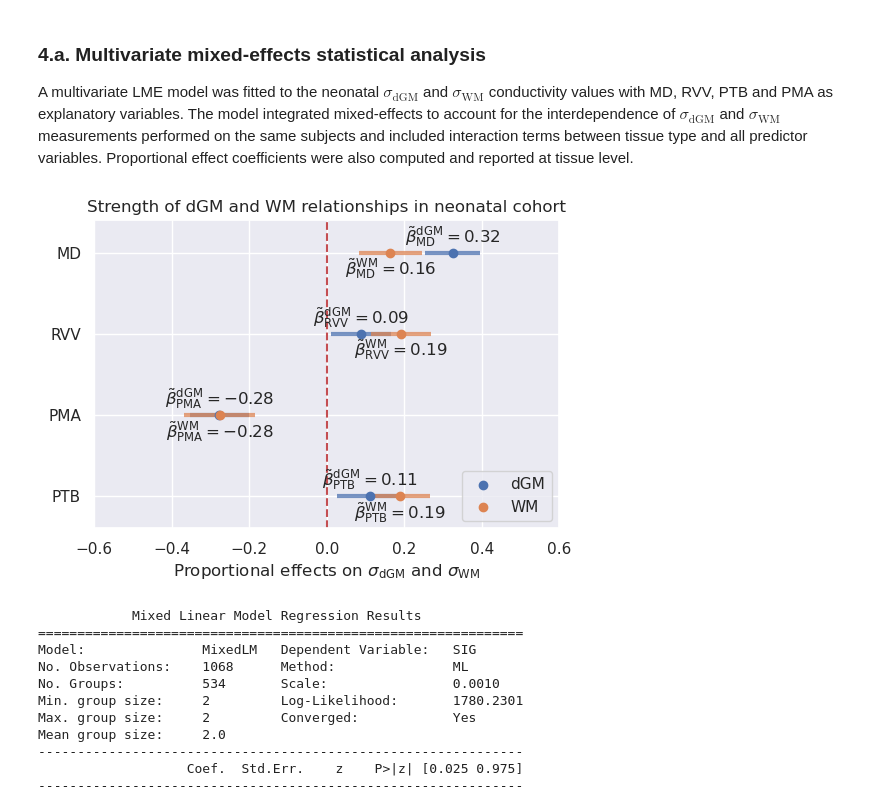
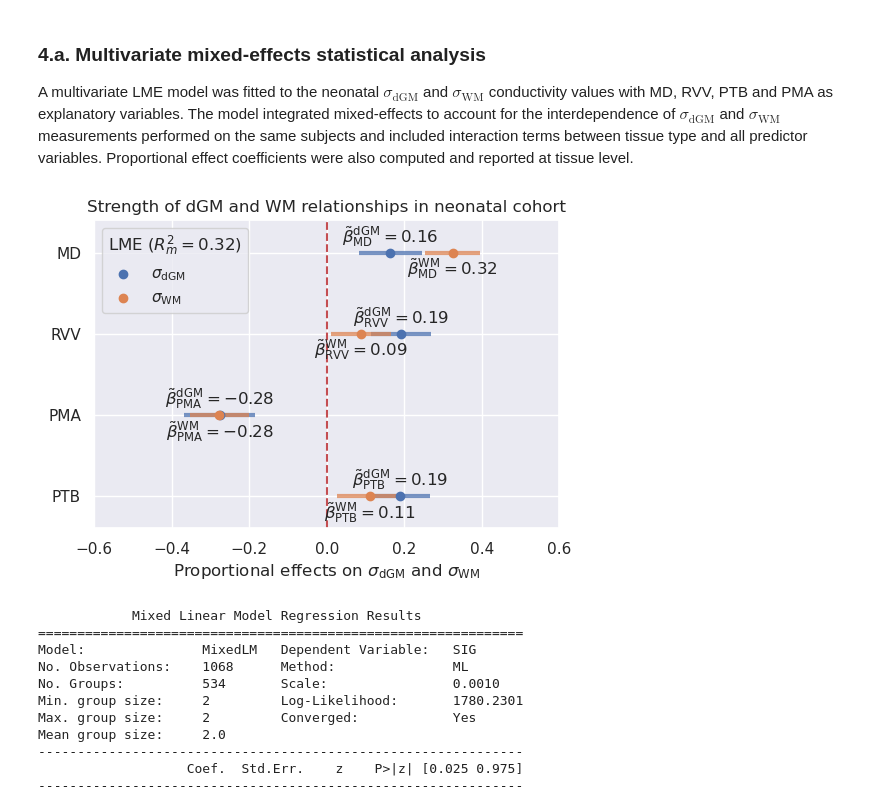
Before and after one commit to aboutill/nano-eptk, a Jupyter notebook: notebooks/experiments/stats_analysis_experiment4.ipynb, the cells around one changed output. Drawn from its saved outputs; the diff is of its cells as text; code cells hidden in the pictures.

```diff
--- a/notebooks/experiments/stats_analysis_experiment4.ipynb
+++ b/notebooks/experiments/stats_analysis_experiment4.ipynb
@@ -167,25 +189,9 @@ x_cols = ["PMA", "PTB", "RVV"]
 y_cols = ["SIG", "MD"]
 tissue_col = "Tissue"
 tissue_labels = ["dGM", "WM"]
-tissue_idx = []
 
 # Build vertical dataframe
-vert_df = []
-off = 0
-for tissue in tissue_labels:
-    temp_df = {}
-    for x_col in x_cols:
-        temp_df[x_col] = df[x_col].values
-    for y_col in y_cols:
-        temp_df[y_col] = df[f"{tissue}_{y_col}"].values
-    temp_df[tissue_col] = tissue
-    n = len(temp_df[x_col])
-    tissue_idx += [np.arange(off,n+off)]
-    off += n
-    vert_df.append(pd.DataFrame(temp_df))
-
-# Concatenate
-vert_df = pd.concat(vert_df, ignore_index=True)
+vert_df, tissue_idx = build_vert_df()
 
 # Rename columns for plotting
 vert_df = vert_df.rename(columns={
@@ -256,62 +302,26 @@ tissue_labels = ["dGM", "WM"]
 groups_col = "subject_id"
 
 # Center data
-for var_col in var_cols:
-    df[var_col] -= df[var_col].mean()
-for tissue in tissue_labels:
-    for var_tissue_col in var_tissue_cols:
-        if var_tissue_col != y_col:
-            df[f"{tissue}_{var_tissue_col}"] -= df[f"{tissue}_{var_tissue_col}"].mean()
+df = center_df()
 
 # Build vertical datafrane
-vert_df = []
-for tissue in tissue_labels:
-    temp_df = {}
-    for var_col in var_cols:
-        temp_df[var_col] = df[var_col].values
-    for var_tissue_col in var_tissue_cols:
-        temp_df[var_tissue_col] = df[f"{tissue}_{var_tissue_col}"].values
-    temp_df[tissue_col] = tissue
-    temp_df[groups_col] = df[groups_col]
-    vert_df.append(pd.DataFrame(temp_df))
-
-# Concatenate
-vert_df = pd.concat(vert_df, ignore_index=True)
+vert_df = build_vert_df()
 
 # Fit mixed effects model
 x_str = []
 for x_col in x_cols:
-    x_str += [f"{x_col} + C(Tissue)*{x_col} - {x_col}"]
-formula = f"SIG ~ {' + '.join(x_str)} + C(Tissue) - 1"
+    x_str += [f"{x_col} + C({tissue_col})*{x_col} - {x_col}"]
+formula = f"{y_col} ~ {' + '.join(x_str)} + C({tissue_col}) - 1"
 lme = smf.mixedlm(formula=formula, data=vert_df, groups=vert_df[groups_col]).fit(reml=False)
 
 # Coefficient of determination
 marginal_r2, conditional_r2 = lme_coefficient_determination(lme, vert_df)
 
 # Normalize data
-for var_col in var_cols:
-    df[var_col] /= df[var_col].std()
-for tissue in tissue_labels:
-    for var_tissue_col in var_tissue_cols:
-        if var_tissue_col != y_col:
-            df[f"{tissue}_{var_tissue_col}"] /= df[f"{tissue}_{var_tissue_col}"].std()
-        else:
-            df[f"{tissue}_{y_col}"] = (df[f"{tissue}_{y_col}"] - df[f"{tissue}_{y_col}"].mean()) / df[f"{tissue}_{y_col}"].std()
+df = normalize_df()
 
-# Build vertical dataframe
-vert_df = []
-for tissue in tissue_labels:
-    temp_df = {}
-    for var_col in var_cols:
-        temp_df[var_col] = df[var_col].values
-    for var_tissue_col in var_tissue_cols:
-        temp_df[var_tissue_col] = df[f"{tissue}_{var_tissue_col}"].values
-    temp_df[tissue_col] = tissue
-    temp_df[groups_col] = df[groups_col]
-    vert_df.append(pd.DataFrame(temp_df))
-
-# Concatenate
-vert_df = pd.concat(vert_df, ignore_index=True)
+# Build vertical datafrane
+vert_df = build_vert_df()
 
 # Fit mixed effects model (proportional effects)
 lme_prop = smf.mixedlm(formula=formula, data=vert_df, groups=vert_df[groups_col]).fit(reml=False)
@@ -320,12 +330,12 @@ lme_prop = smf.mixedlm(formula=formula, data=vert_df, groups=vert_df[groups_col]
 marginal_r2_prop, conditional_r2_prop = lme_coefficient_determination(lme_prop, vert_df)
 
 # Labels
+yticks = ["PTB", "PMA", "RVV", "MD"]
 n = len(tissue_labels)
-m = len(x_cols)
+m = len(yticks)
 xlim = [-.6, .6]
 ylim = [-0.4, 3.4]
 palette = sns.color_palette()
-yticks = ["PTB", "PMA", "RVV", "MD"]
 
 # Initialize plot
 fig, ax = plt.subplots(figsize=(6,4), dpi=100)
@@ -333,49 +343,54 @@ ax.set_title("Strength of dGM and WM relationships in neonatal cohort")
 
 # Iter over tissue
 for i, tissue in enumerate(tissue_labels):
+    params = []
+    cis = []
+    for j, ytick in enumerate(yticks):
+        params += [lme_prop.params[f"C({tissue_col})[{tissue}]:{ytick}"]]
+        cis += [lme_prop.conf_int().loc[f"C({tissue_col})[{tissue}]:{ytick}"]]
     # Plot effects
-    params = lme_prop.params[n+i:-1:n]
-    ax.scatter(params, range(m), zorder=2, color=palette[i], label=tissue)
+    ax.scatter(params, range(m), zorder=2, color=palette[i], label=rf"$\sigma_{{\mathregular{{{tissue}}}}}$")
 
     # Iter over predictors
-    for idx, ci in enumerate(lme_prop.conf_int().loc[params.index].iterrows()):
+    for idx, ci in enumerate(cis):
         # Add the confidence interval error bars
-        ax.hlines(idx, ci[1][0], ci[1][1], color=palette[i], zorder=1, linewidth=3, alpha=0.75)
+        ax.hlines(idx, ci[0], ci[1], color=palette[i], zorder=1, linewidth=3, alpha=0.75)
 
         # Label
         va = "top" if i else "bottom"
         y = idx - 0.05 if i else idx + 0.05
         a = rf"\tilde{{\beta}}_{{\mathregular{{{yticks[idx]}}}}}^{{\mathregular{{{tissue}}}}}"
         ax.text(params[idx], y, f"${a} = {params[idx]:.2f}$", va=va, ha="center")
 
 # Add dashed line at 0.0
 plt.axline((0,0), (0,1), color="r", linestyle="--")
 
 # Axis labels and linits
 ax.set_yticks(range(m), yticks)
 ax.set_xlabel(r"Proportional effects on $\sigma_{\mathregular{dGM}}$ and $\sigma_{\mathregular{WM}}$")
 ax.set_xlim(xlim)
 ax.set_ylim(ylim)
 
 # Legend
-ax.legend(loc="lower right")
+leg = ax.legend(loc="upper left", title=f"LME ($R^2_m = {marginal_r2_prop:.2f}$)")
+leg._legend_box.align = "left"
 
 # Initialize output directories
 for path in [summary_path, plot_path]:
     output_dir = os.path.dirname(path)
     os.makedirs(output_dir, exist_ok=True)
 
 # Save plot
 plt.savefig(plot_path, dpi=300, bbox_inches="tight")
 
 # Write summary
 with open(summary_path, "w") as fh:
     fh.write(lme.summary().as_text())
     fh.write(f"\nMarginal R² = {marginal_r2:.2f}, Conditional R² = {conditional_r2:.2f}\n\n")
     fh.write(lme_prop.summary().as_text())
     fh.write(f"\nMarginal R² = {marginal_r2_prop:.2f}, Conditional R² = {conditional_r2_prop:.2f}\n\n")
 # %% [output]
-[figure, old version]
+[figure, new version]
 # %%
 # Model summary
 f = open(summary_path, 'r')
```
Also changed, not shown: parts of 5 cells of this notebook, 16 other files.
